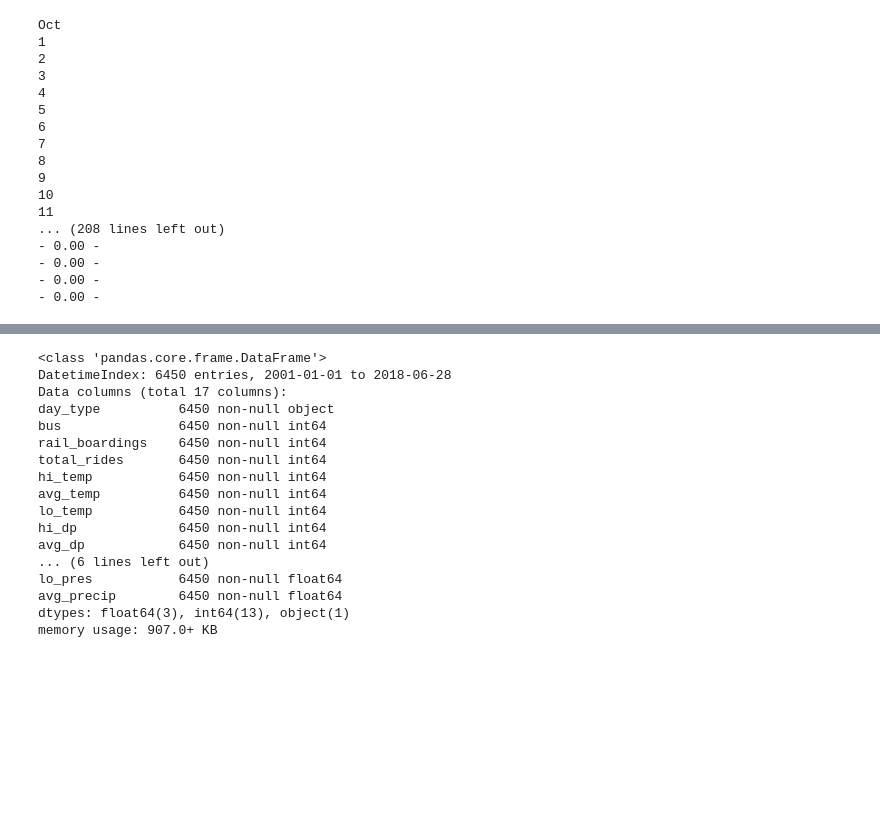
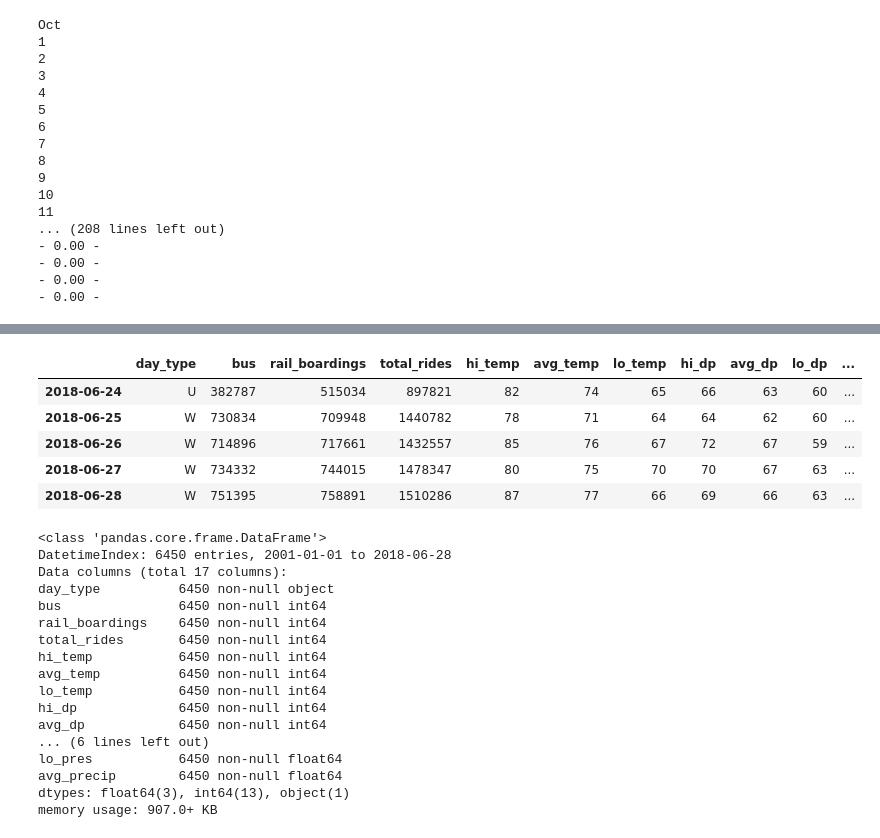
Before and after one commit to graxel/rainy_day, a Jupyter notebook: Untitled2.ipynb, the cells around one changed output, grey strips where cells are left out. Saved outputs shown, nothing was run; the diff lists cells and outputs as text; code cells hidden in the pictures; blank space fills up the shorter version.

```diff
--- a/Untitled2.ipynb
+++ b/Untitled2.ipynb
@@ -323,3 +311,12 @@ print(list(chi_data))
+# %%
+chi_data.tail()
+# %% [output]
+|  | day_type | bus | rail_boardings | total_rides | hi_temp | avg_temp | lo_temp | hi_dp | avg_dp | lo_dp | ... |
+| 2018-06-24 | U | 382787 | 515034 | 897821 | 82 | 74 | 65 | 66 | 63 | 60 | ... |
+| 2018-06-25 | W | 730834 | 709948 | 1440782 | 78 | 71 | 64 | 64 | 62 | 60 | ... |
+| 2018-06-26 | W | 714896 | 717661 | 1432557 | 85 | 76 | 67 | 72 | 67 | 59 | ... |
+| 2018-06-27 | W | 734332 | 744015 | 1478347 | 80 | 75 | 70 | 70 | 67 | 63 | ... |
+| 2018-06-28 | W | 751395 | 758891 | 1510286 | 87 | 77 | 66 | 69 | 66 | 63 | ... |
 # %%
 chi_data.info()
 # %% [output]
```
Also changed, not shown: parts of 5 cells of this notebook, 2 other files.
